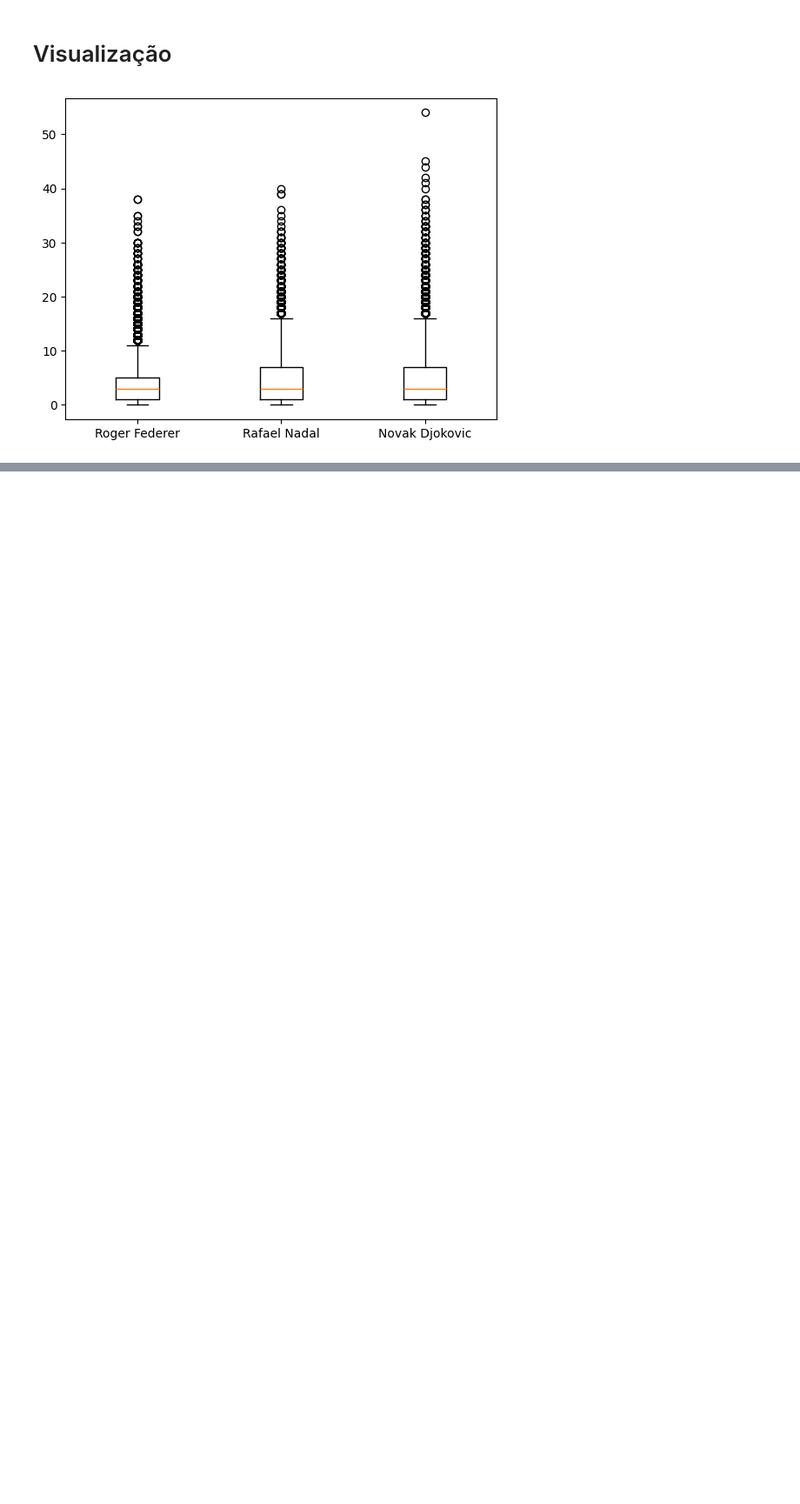
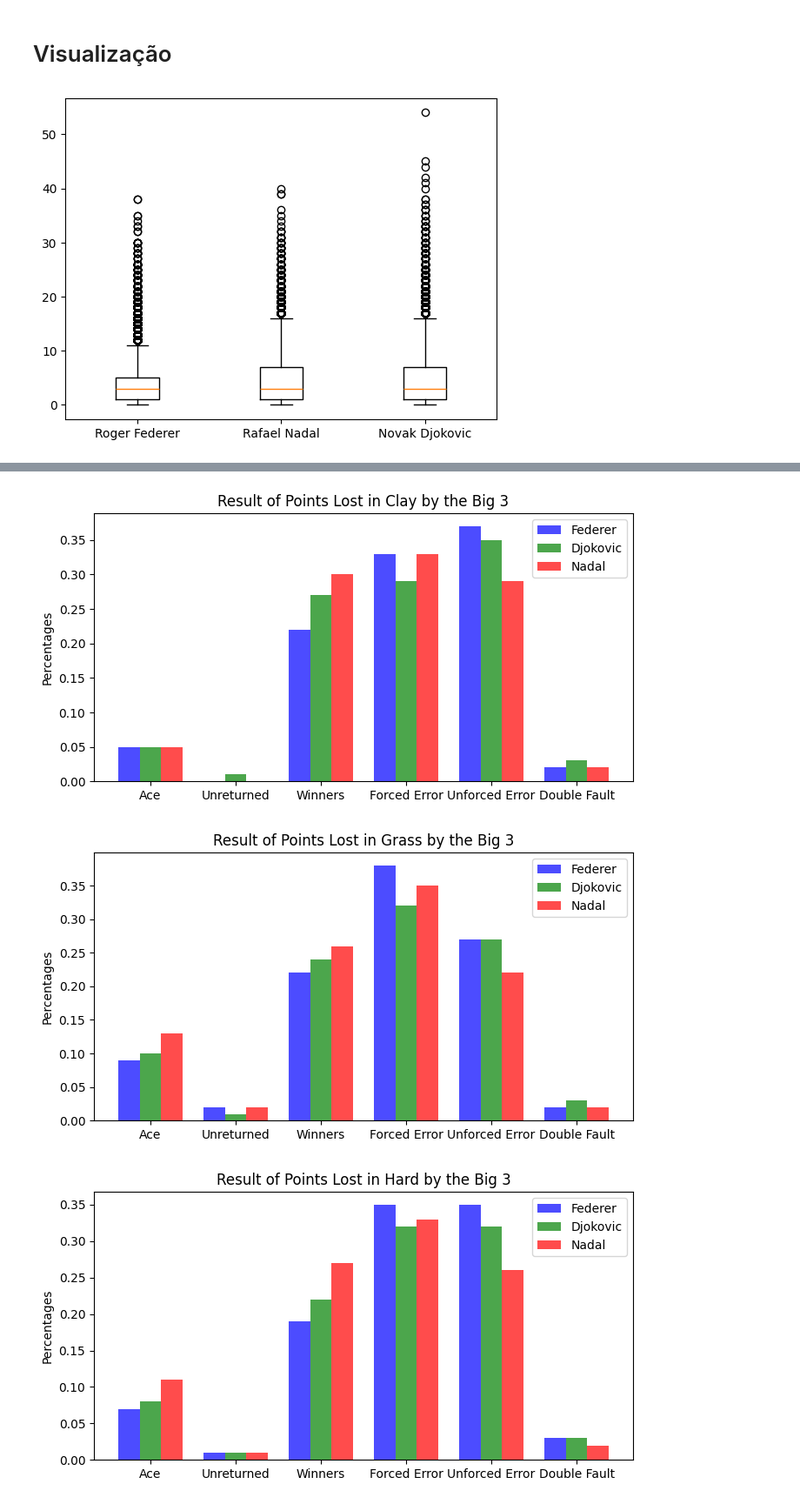
Before and after one commit to PedC18/POC1, a Jupyter notebook: test.ipynb, the cells around one changed output, grey strips where cells are left out. Shown: that part at 87% size. Cells and saved outputs as stored; diff of their text form; code cells hidden in the pictures; blank space fills up the shorter version.

```diff
--- a/test.ipynb
+++ b/test.ipynb
@@ -159,0 +151,10 @@ plt.show()
+# %%
+DataLost = [Federer_Points_Lost, Djokovic_Points_Lost , Nadal_Points_Lost ]
+# %%
+PlotGraph(DataLost,'Clay',PtDecision, 'Lost')
+PlotGraph(DataLost,'Grass',PtDecision, 'Lost')
+PlotGraph(DataLost,'Hard',PtDecision, 'Lost')
+# %% [output]
+[figure, added]
+[figure, added]
+[figure, added]
```
Also changed, not shown: parts of 16 cells of this notebook, 2 other files.
